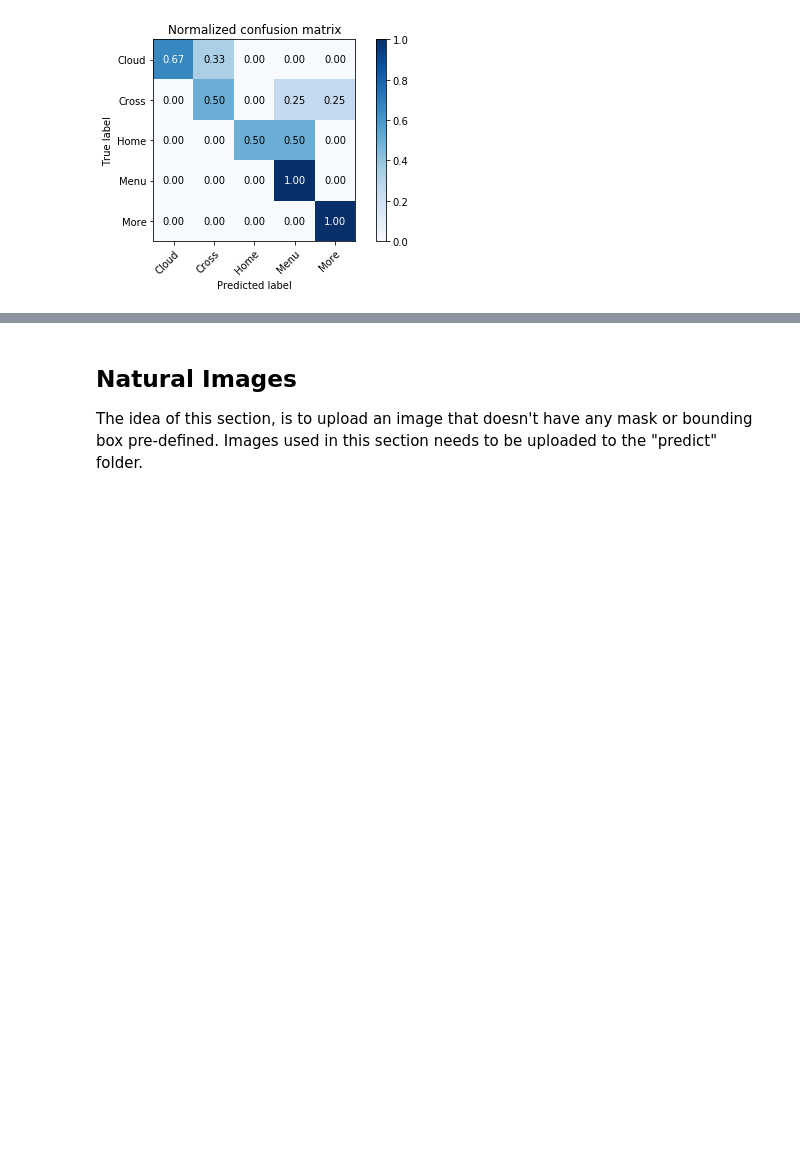
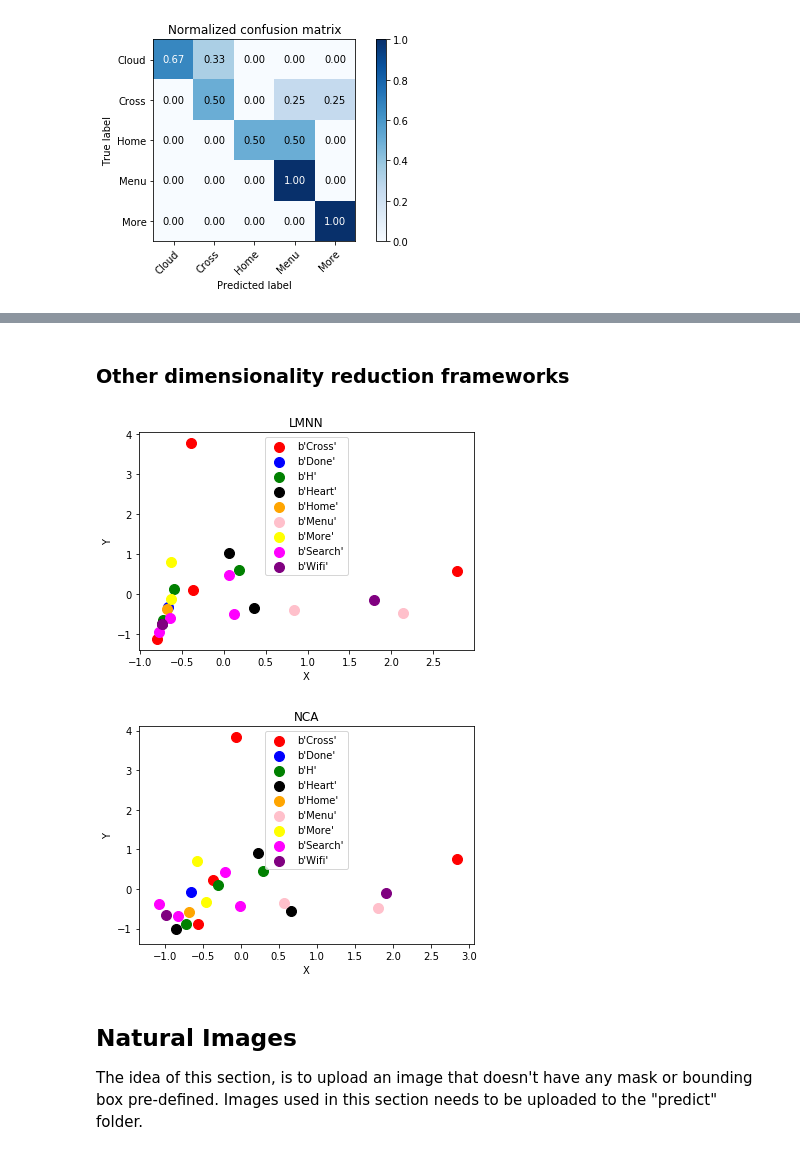
Before and after one commit to matterport/Mask_RCNN, a Jupyter notebook: samples/wireframe/One-Shot.ipynb, the cells around one changed output, grey strips where cells are left out. Saved outputs shown, nothing was run; the diff lists cells and outputs as text; code cells hidden in the pictures; blank space fills up the shorter version.

```diff
--- a/samples/wireframe/One-Shot.ipynb
+++ b/samples/wireframe/One-Shot.ipynb
@@ -278,3 +388,54 @@ metrics.silhouette_score(embeddings.T, labels)
+# %% [markdown]
+### Other dimensionality reduction frameworks
+# %%
+# Load the data and define the necessary variables
+encodings, labels = db.get_known_encodings()
+encodings = np.transpose(encodings)
+
+# Plot the dimensionality reduction frameworks.
+def plot_2D(encodings, title):
+    encodings = (encodings - np.mean(encodings, 0)) / np.std(encodings, 0)
+
+    plt.figure()
+    scatter_x = encodings[:, 0]
+    scatter_y = encodings[:, 1]
+    group = labels
+    cdict = {b'Cross': 'red', b'Done': 'blue', b'Heart': 'black', b'Home': 'orange',
+             b'Menu': 'pink', b'More': 'yellow', b'Search': 'magenta', b'Wifi': 'purple', b'H': 'green'}
+
+    ax = plt.axes()
+    for g in np.unique(group):
+        ix = [i for i, x in enumerate(group) if x == g]
+        ax.scatter(scatter_x[ix], scatter_y[ix], c=cdict[g], label=g, s=100)
+    ax.legend()
+    plt.xlabel("X")
+    plt.ylabel("Y")
+
+    if title is not None:
+        plt.title(title)
+
+
+# Initiate the list of algorithms
+algorithms = ["lmnn", "nca"]
+
+algorithmDef = {
+    "lmnn": metric_learn.LMNN(k=1, learn_rate=1e-6).fit_transform(encodings, labels),
+    "nca": metric_learn.NCA(learning_rate=1e-6).fit_transform(encodings, labels),
+}
+
+# Define the titles
+title = {
+    "lmnn": "LMNN",
+    "nca": "NCA"
+}
+
+# Plot the data points for which different algorithms are applied
+for algo in algorithms:
+    plot_2D(algorithmDef[algo], title[algo])
+    plt.show()
+# %% [output]
+[figure, added]
+[figure, added]
 # %% [markdown]
 ## Natural Images
 
```
Also changed, not shown: parts of 15 cells of this notebook, 4 other files.
